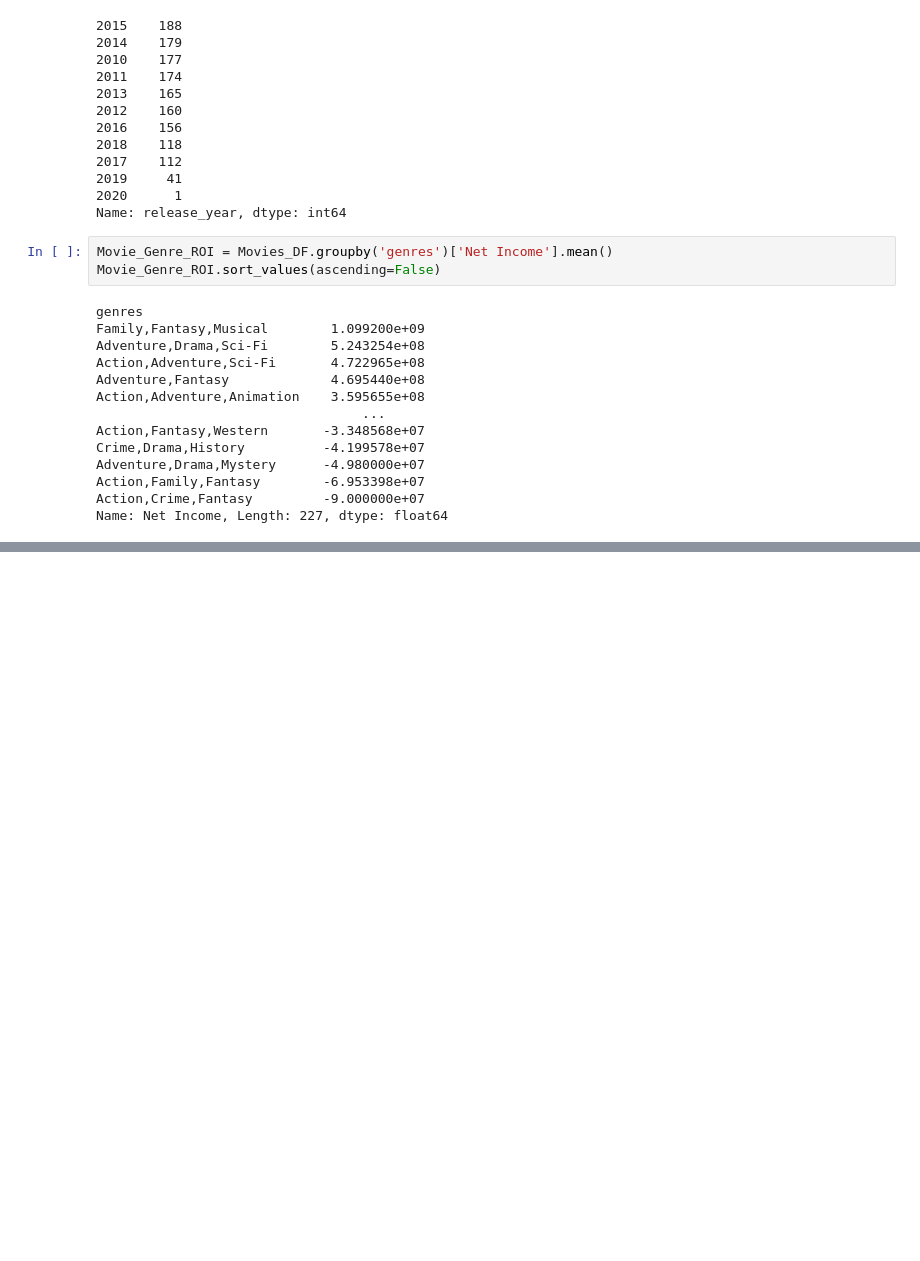
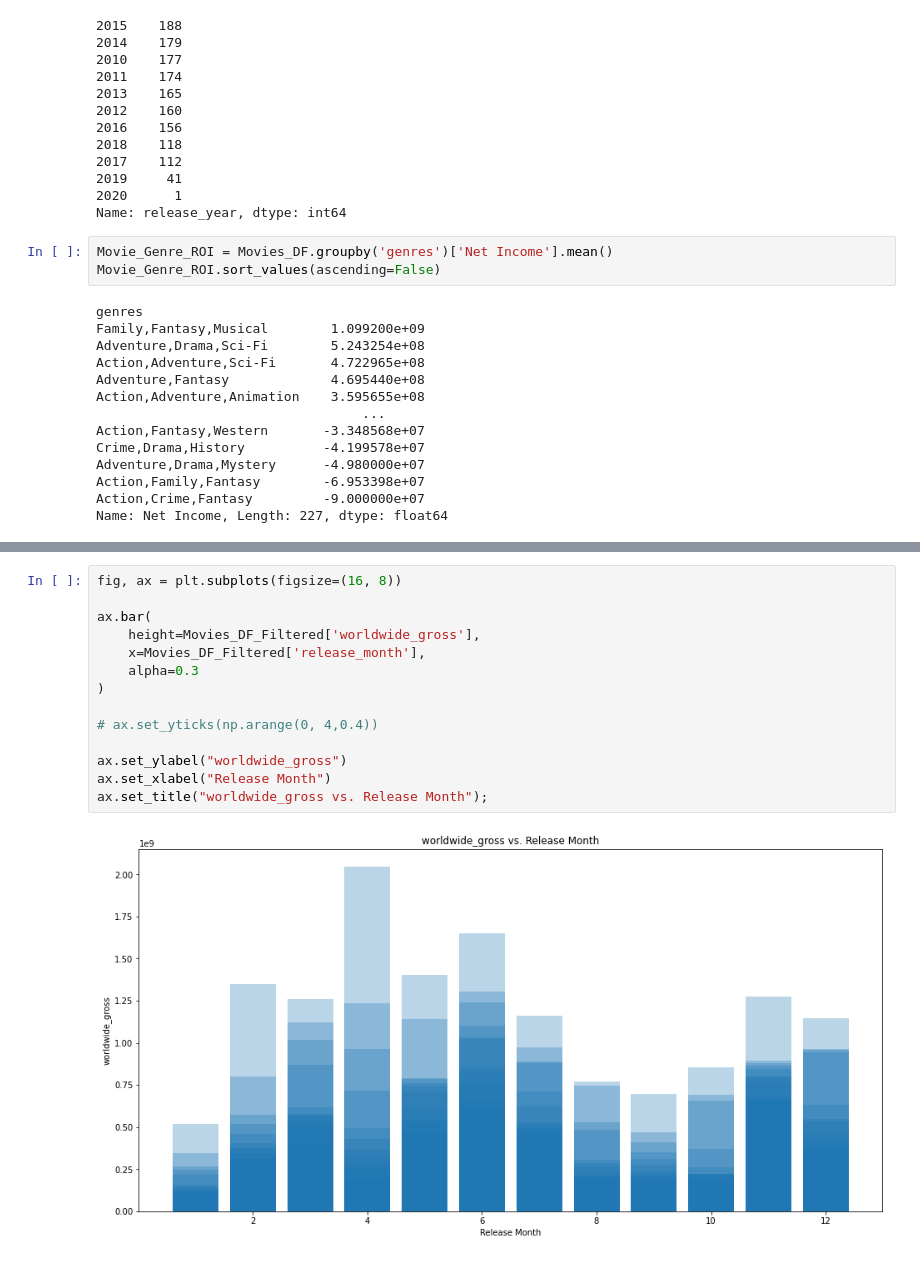
Before and after one commit to learn-co-curriculum/dsc-phase-1-project-v2-4, a Jupyter notebook: student.ipynb, the cells around one changed output, grey strips where cells are left out. Cells and saved outputs as stored; diff of their text form; blank space fills up the shorter version.

```diff
--- a/student.ipynb
+++ b/student.ipynb
@@ -461,0 +524,16 @@ Name: genres, dtype: int64
+# %%
+fig, ax = plt.subplots(figsize=(16, 8))
+
+ax.bar(
+    height=Movies_DF_Filtered['worldwide_gross'],
+    x=Movies_DF_Filtered['release_month'],
+    alpha=0.3
+)
+
+# ax.set_yticks(np.arange(0, 4,0.4))
+
+ax.set_ylabel("worldwide_gross")
+ax.set_xlabel("Release Month")
+ax.set_title("worldwide_gross vs. Release Month");
+# %% [output]
+[figure, added]
```
Also changed, not shown: parts of 13 cells of this notebook.
